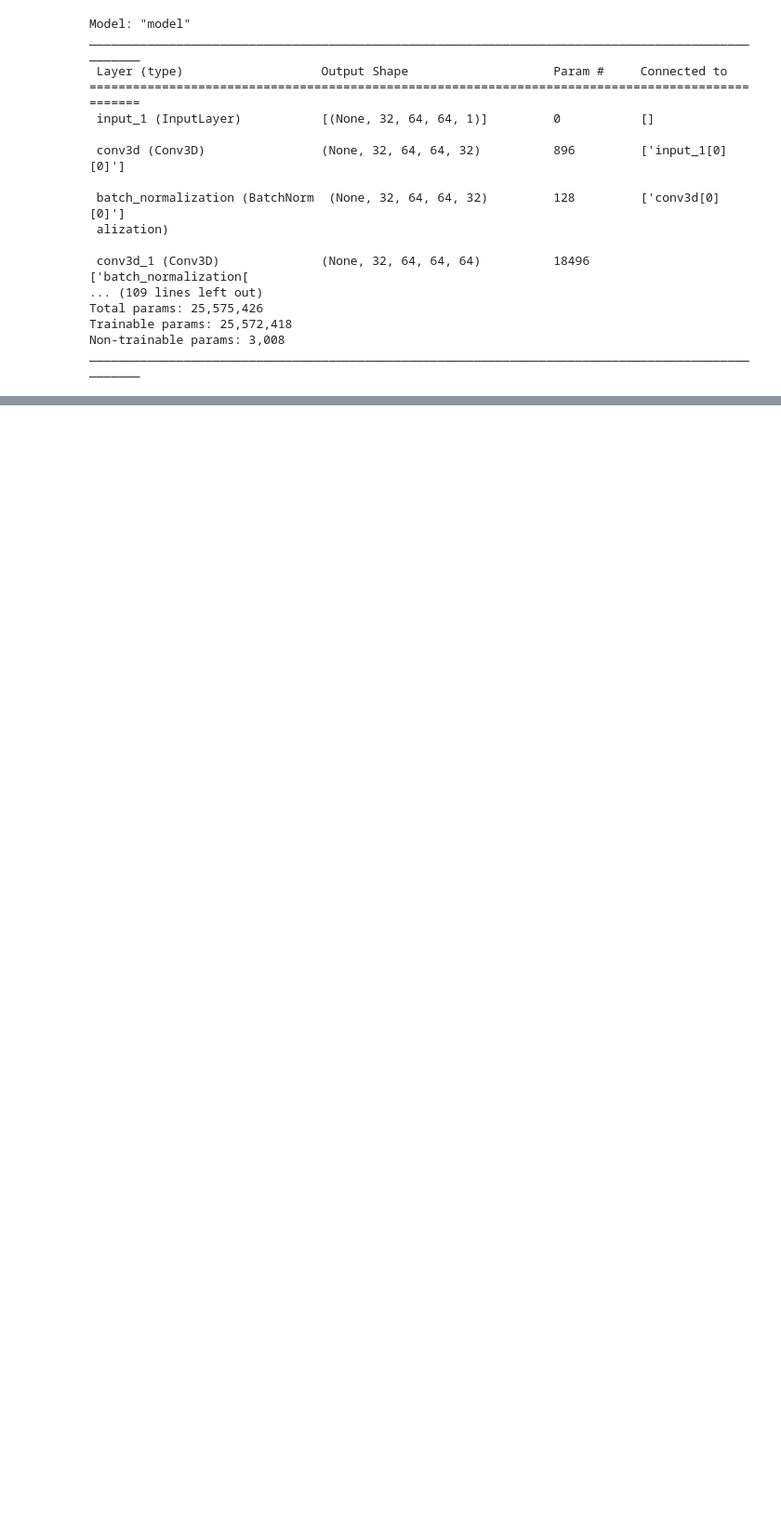
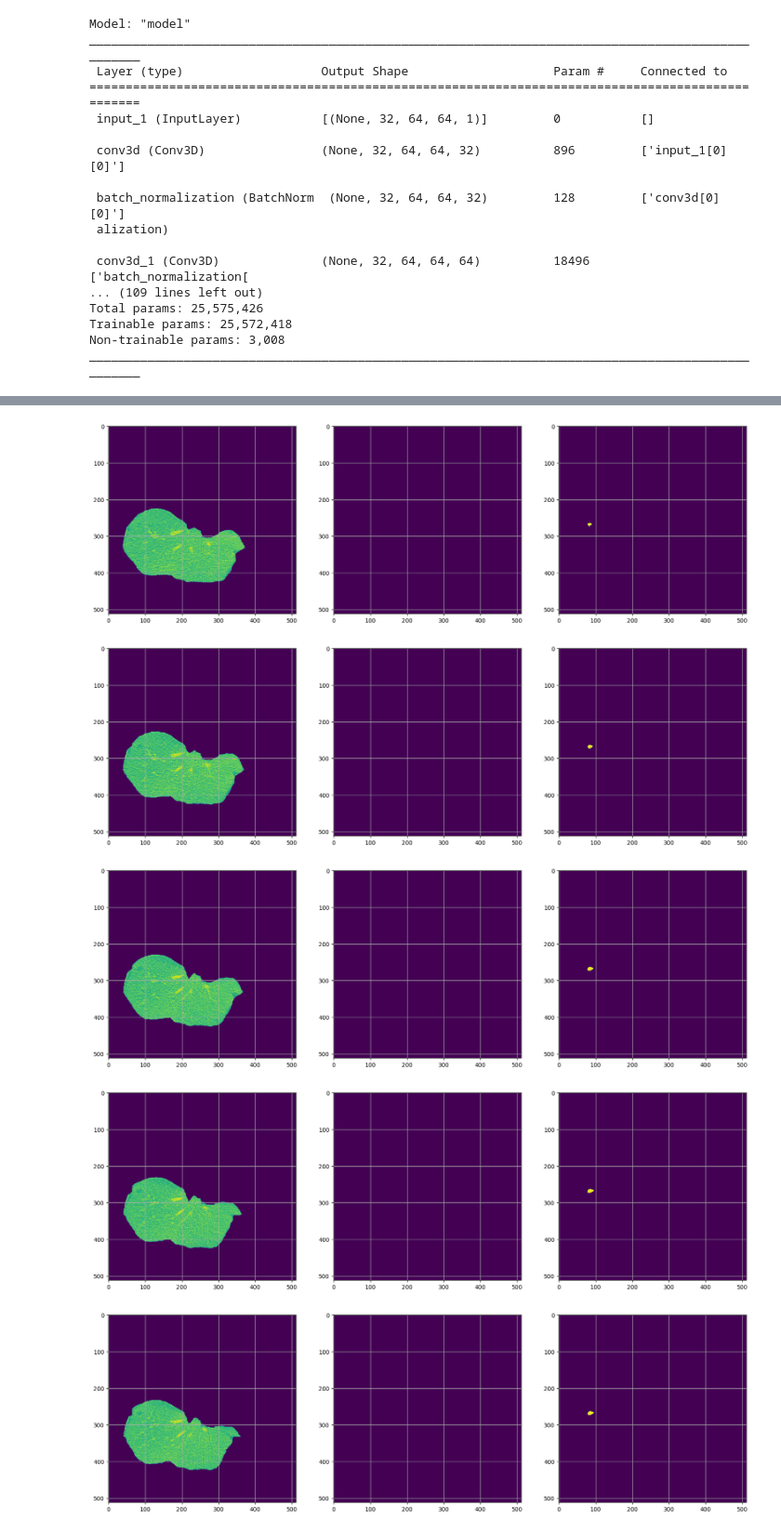
Before and after one commit to Kaczmarekrr/3DRDNN, a Jupyter notebook: pipeline_lesion_segmentation_3d.ipynb, the cells around one changed output, grey strips where cells are left out. Shown at 93% size. Cells and saved outputs as stored; diff of their text form; code cells hidden in the pictures; blank space fills up the shorter version.

```diff
--- a/pipeline_lesion_segmentation_3d.ipynb
+++ b/pipeline_lesion_segmentation_3d.ipynb
@@ -218,0 +435,13 @@ for x in loader_valid.data_generator_2d_lesion():
+# %%
+"""
+for i in tqdm(range(len(all_quboids))):
+    for j in range(4):
+        for z in range(0,32,3):
+            if np.any(all_quboids_seg[i,j,z,:,:,1]>0):
+                plt.subplot(1,3,1)
+                plt.imshow(all_quboids[i,j,z,:,:,0])
+                plt.subplot(1,3,2)
+                plt.imshow(preds[i,j,z,:,:,1])
+                plt.subplot(1,3,3)
+                plt.imshow(all_quboids_seg[i,j,z,:,:,1])
+                plt.show()"""
@@ -218,0 +450,6 @@ for x in loader_valid.data_generator_2d_lesion():
+# %%
+lesion = final_preds[:,:,:,1]
+print(np.max(lesion))
+threshold = 0.01
+#lesion = np.where(lesion>threshold,1,0)
+print(np.max(final_preds[:,:,:,1]))
@@ -218,0 +459,37 @@ for x in loader_valid.data_generator_2d_lesion():
+# %%
+FP = tf.keras.metrics.FalsePositives(thresholds=0.5)
+
+TP = tf.keras.metrics.TruePositives(thresholds=0.5)
+
+FN = tf.keras.metrics.FalseNegatives(thresholds=0.5)
+TP.update_state(seg_1[:, :, :, 1], final_preds[:, :, :, 1])
+FP.update_state(seg_1[:, :, :, 1], final_preds[:, :, :, 1])
+FN.update_state(seg_1[:, :, :, 1], final_preds[:, :, :, 1])
+
+prec = TP.result() / (TP.result() + FP.result())
+recall = TP.result() / (TP.result() + FN.result())
+
+plt.rcParams["figure.figsize"] = (20, 15)
+for i in range(np.shape(volume_1)[0]):
+    if np.any(volume_1[i, :, :, 0]) > 0 and np.any(seg_1[i, :, :, 1]) > 0.1:
+        plt.subplot(1, 3, 1)
+        plt.imshow(volume_1[i, :, :, 0])
+        plt.grid()
+        plt.subplot(1, 3, 2)
+        plt.imshow(lesion[i, :, :], vmin=0.5, vmax=0.51)
+        plt.grid()
+        plt.subplot(1, 3, 3)
+        plt.imshow(seg_1[i, :, :, 1])
+        plt.grid()
+        plt.show()
+        plt.close()
+
+
+print(prec)
+print(recall)
+# %% [output]
+[figure, added]
+[figure, added]
+[figure, added]
+[figure, added]
+[figure, added]
```
Also changed, not shown: parts of 16 cells of this notebook.
